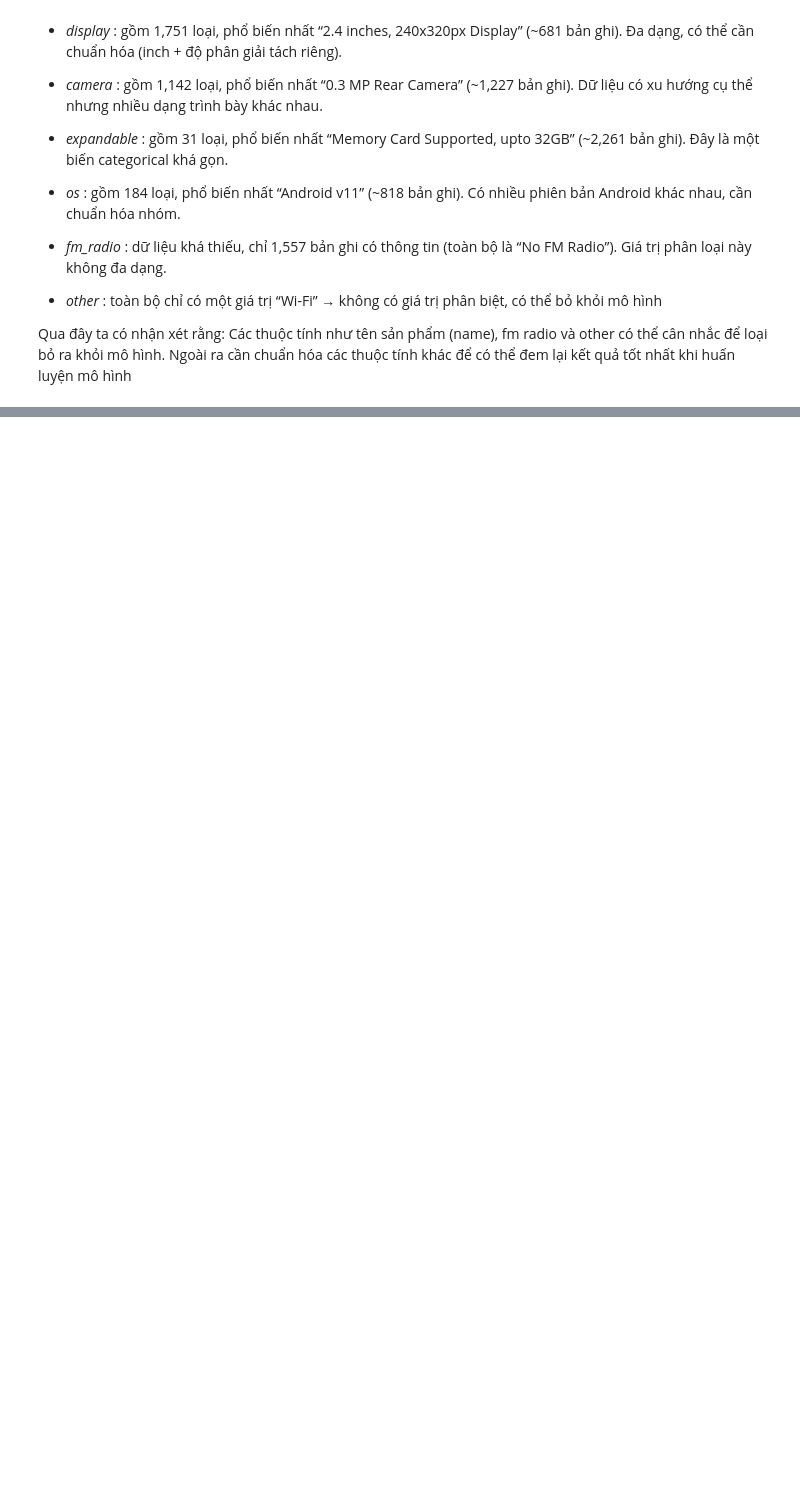
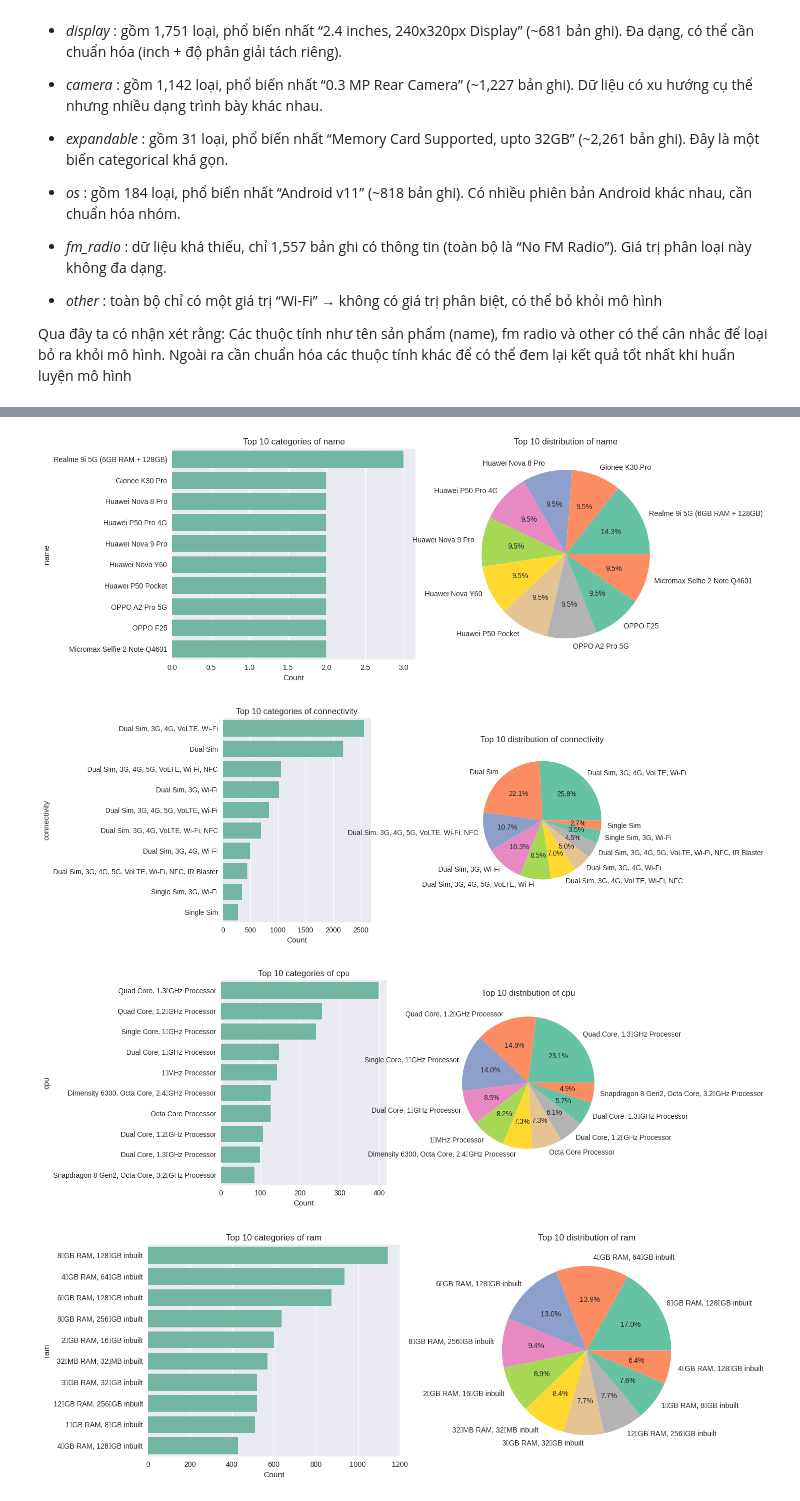
Before and after one commit to TianAn2411/HCMUT_ML_Assignment, a Jupyter notebook: Assignment1_CEML2.ipynb, the cells around one changed output, grey strips where cells are left out. Saved outputs shown, nothing was run; the diff lists cells and outputs as text; code cells hidden in the pictures; blank space fills up the shorter version.

```diff
--- a/Assignment1_CEML2.ipynb
+++ b/Assignment1_CEML2.ipynb
@@ -161,0 +188,29 @@ Qua đây ta có nhận xét rằng: Các thuộc tính như tên sản phẩm (
+# %%
+cat_cols = raw_data.select_dtypes(exclude='number').columns
+
+for col in cat_cols:
+    # Lấy top 10 giá trị phổ biến nhất cho gọn
+    value_counts = raw_data[col].value_counts().head(10)
+
+    fig, axes = plt.subplots(1, 2, figsize=(14,5))  # 1 hàng, 2 cột
+
+    # Countplot
+    sns.countplot(y=col,
+                  data=raw_data,
+                  order=value_counts.index,
+                  ax=axes[0])
+    axes[0].set_title(f"Top 10 categories of {col}")
+    axes[0].set_xlabel("Count")
+    axes[0].set_ylabel(col)
+
+    # Pie chart
+    axes[1].pie(value_counts, labels=value_counts.index, autopct='%1.1f%%')
+    axes[1].set_title(f"Top 10 distribution of {col}")
+
+    plt.tight_layout()
+    plt.show()
+# %% [output]
+[figure, added]
+[figure, added]
+[figure, added]
+[figure, added]
```
Also changed, not shown: parts of 6 cells of this notebook.
